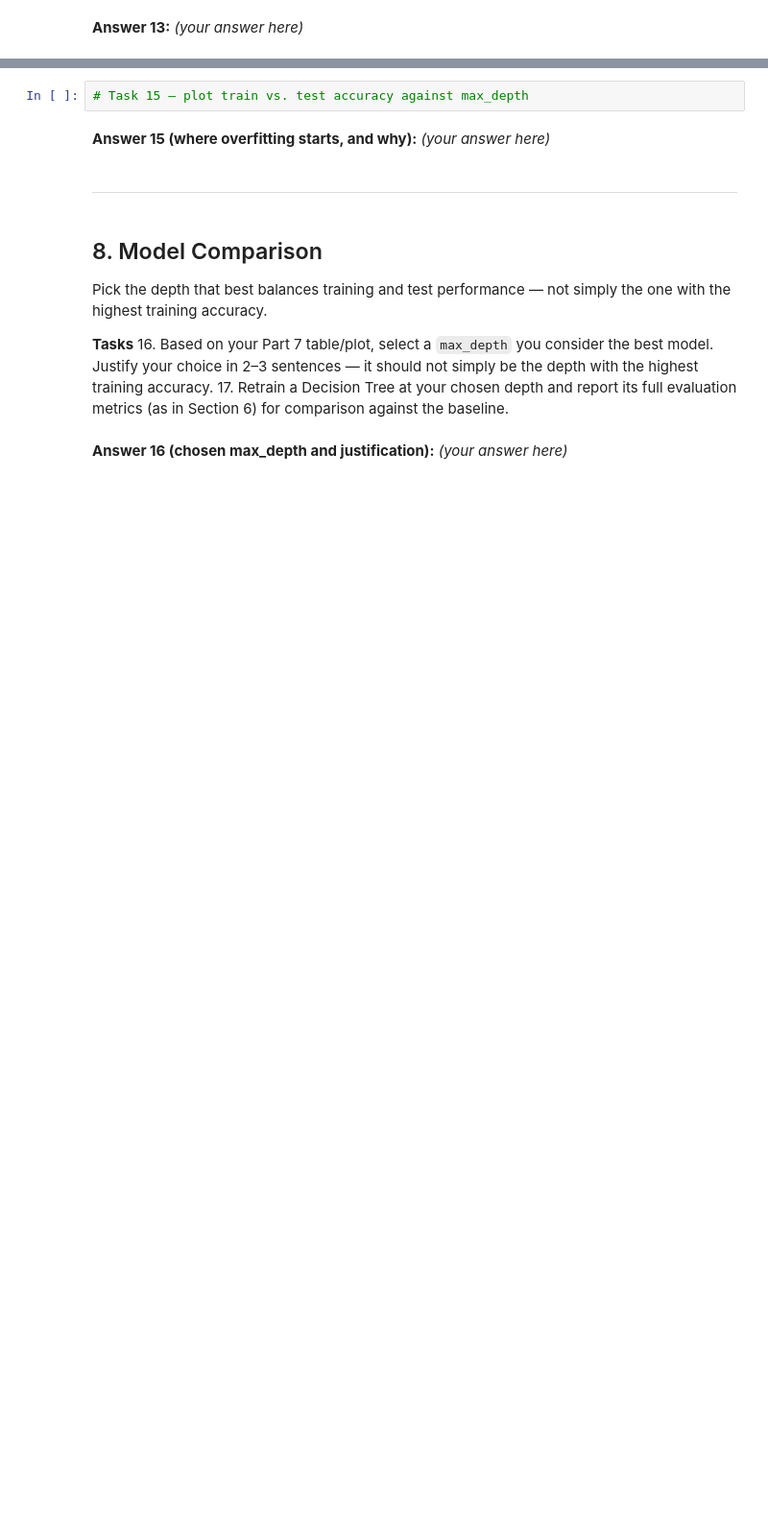
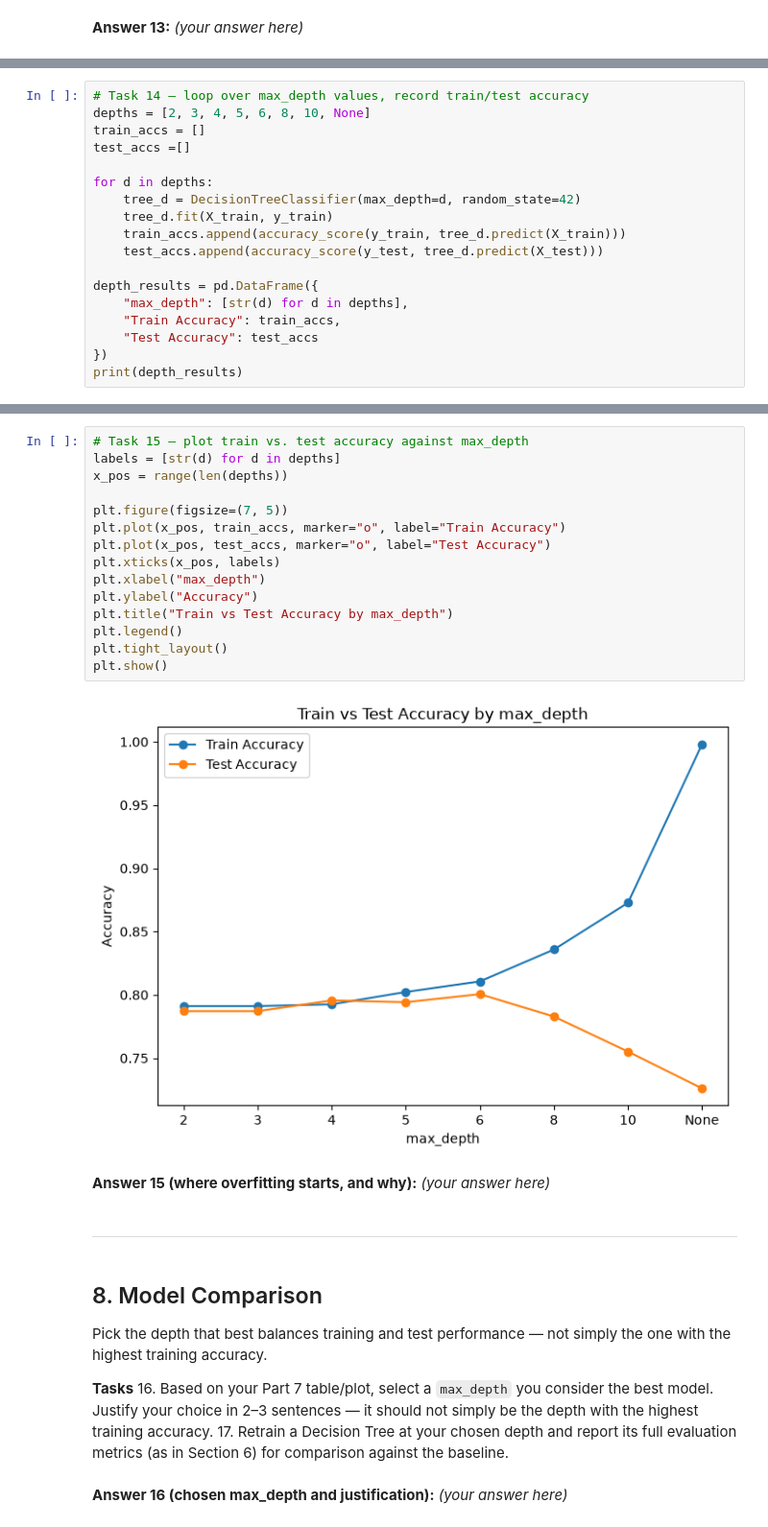
Before and after one commit to kamangerkhadija5-collab/ML_LAB, a Jupyter notebook: Lab3_Decision_Tree_Template.ipynb, the cells around one changed output, grey strips where cells are left out. Shown at 96% size. Cells and saved outputs as stored; diff of their text form; blank space fills up the shorter version.

```diff
--- a/Lab3_Decision_Tree_Template.ipynb
+++ b/Lab3_Decision_Tree_Template.ipynb
@@ -208,0 +282,18 @@ depths = [2, 3, 4, 5, 6, 8, 10, None]
+# %%
+# Task 14 — loop over max_depth values, record train/test accuracy
+depths = [2, 3, 4, 5, 6, 8, 10, None]
+train_accs = []
+test_accs =[]
+
+for d in depths:
+    tree_d = DecisionTreeClassifier(max_depth=d, random_state=42)
+    tree_d.fit(X_train, y_train)
+    train_accs.append(accuracy_score(y_train, tree_d.predict(X_train)))
+    test_accs.append(accuracy_score(y_test, tree_d.predict(X_test)))
+
+depth_results = pd.DataFrame({
+    "max_depth": [str(d) for d in depths],
+    "Train Accuracy": train_accs,
+    "Test Accuracy": test_accs
+})
+print(depth_results)
@@ -222,5 +323,20 @@ depths = [2, 3, 4, 5, 6, 8, 10, None]
-# %%
-# Task 15 — plot train vs. test accuracy against max_depth
+# %%
+# Task 15 — plot train vs. test accuracy against max_depth
+labels = [str(d) for d in depths]
+x_pos = range(len(depths))
+
+plt.figure(figsize=(7, 5))
+plt.plot(x_pos, train_accs, marker="o", label="Train Accuracy")
+plt.plot(x_pos, test_accs, marker="o", label="Test Accuracy")
+plt.xticks(x_pos, labels)
+plt.xlabel("max_depth")
+plt.ylabel("Accuracy")
+plt.title("Train vs Test Accuracy by max_depth")
+plt.legend()
+plt.tight_layout()
+plt.show()
+# %% [output]
+[figure, added]
 # %% [markdown]
 **Answer 15 (where overfitting starts, and why):**
 _(your answer here)_
```
Also changed, not shown: parts of 25 cells of this notebook, 1 other file.
